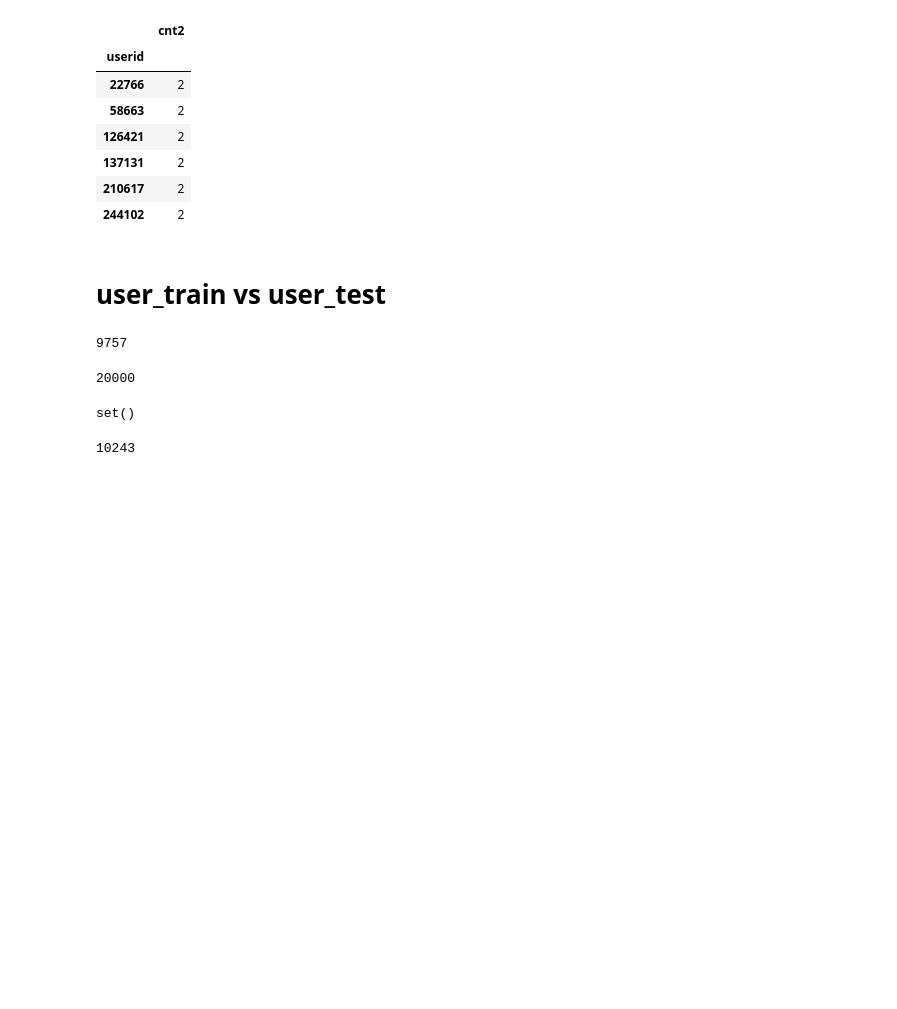
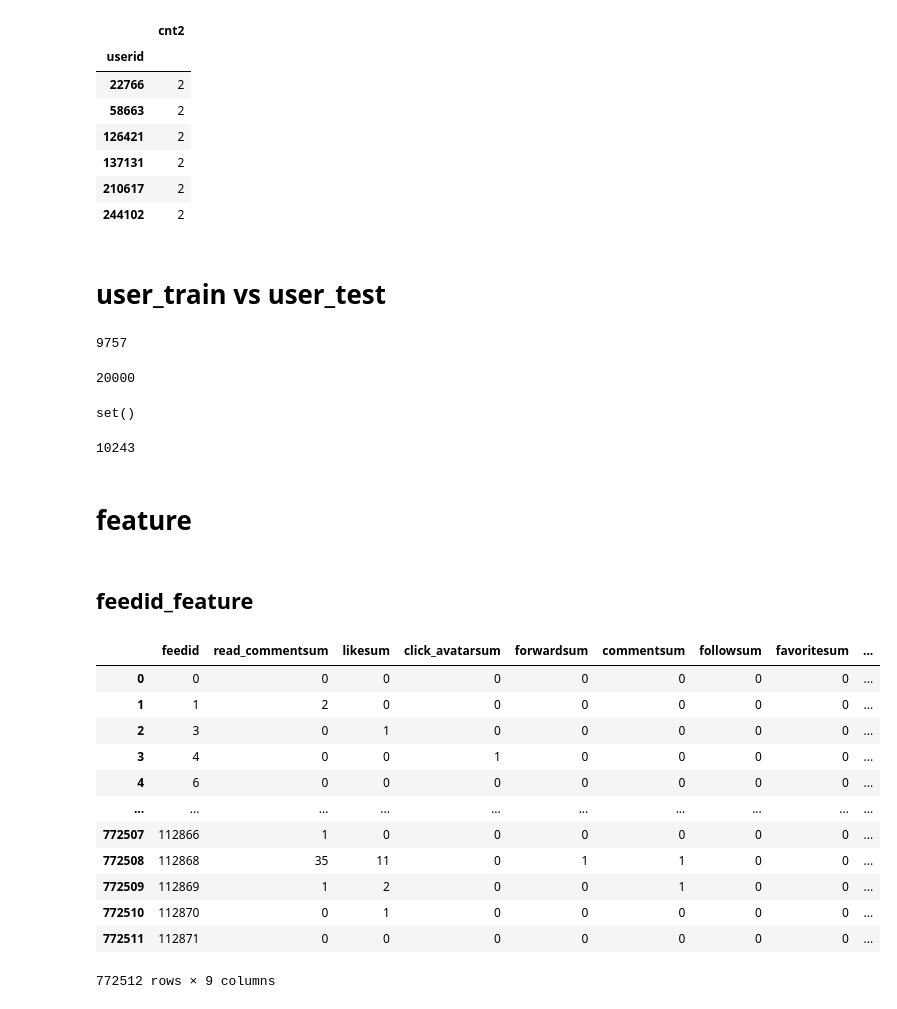
Before and after one commit to flavorfan/fan_data_scient, a Jupyter notebook: WeChat_Big_Data_Challenge/wechat_eda.ipynb, the cells around one changed output. Drawn from its saved outputs; the diff is of its cells as text; code cells hidden in the pictures; blank space fills up the shorter version.

Commit message:
read baseline

```diff
--- a/WeChat_Big_Data_Challenge/wechat_eda.ipynb
+++ b/WeChat_Big_Data_Challenge/wechat_eda.ipynb
@@ -262,3 +300,25 @@ set()
 len(set(train_user_ls) - set(test_user_ls))
 # %% [output]
 10243
+# %% [markdown]
+# feature
+# %% [markdown]
+## feedid_feature
+# %%
+df_feedid_feature = pd.read_csv('data/feature/feedid_feature.csv')
+# %%
+df_feedid_feature
+# %% [output]
+|  | feedid | read_commentsum | likesum | click_avatarsum | forwardsum | commentsum | followsum | favoritesum | ... |
+| 0 | 0 | 0 | 0 | 0 | 0 | 0 | 0 | 0 | ... |
+| 1 | 1 | 2 | 0 | 0 | 0 | 0 | 0 | 0 | ... |
+| 2 | 3 | 0 | 1 | 0 | 0 | 0 | 0 | 0 | ... |
+| 3 | 4 | 0 | 0 | 1 | 0 | 0 | 0 | 0 | ... |
+| 4 | 6 | 0 | 0 | 0 | 0 | 0 | 0 | 0 | ... |
+| ... | ... | ... | ... | ... | ... | ... | ... | ... | ... |
+| 772507 | 112866 | 1 | 0 | 0 | 0 | 0 | 0 | 0 | ... |
+| 772508 | 112868 | 35 | 11 | 0 | 1 | 1 | 0 | 0 | ... |
+| 772509 | 112869 | 1 | 2 | 0 | 0 | 1 | 0 | 0 | ... |
+| 772510 | 112870 | 0 | 1 | 0 | 0 | 0 | 0 | 0 | ... |
+| 772511 | 112871 | 0 | 0 | 0 | 0 | 0 | 0 | 0 | ... |
+772512 rows × 9 columns
```
Also changed, not shown: parts of 24 cells of this notebook, 1 other file.
